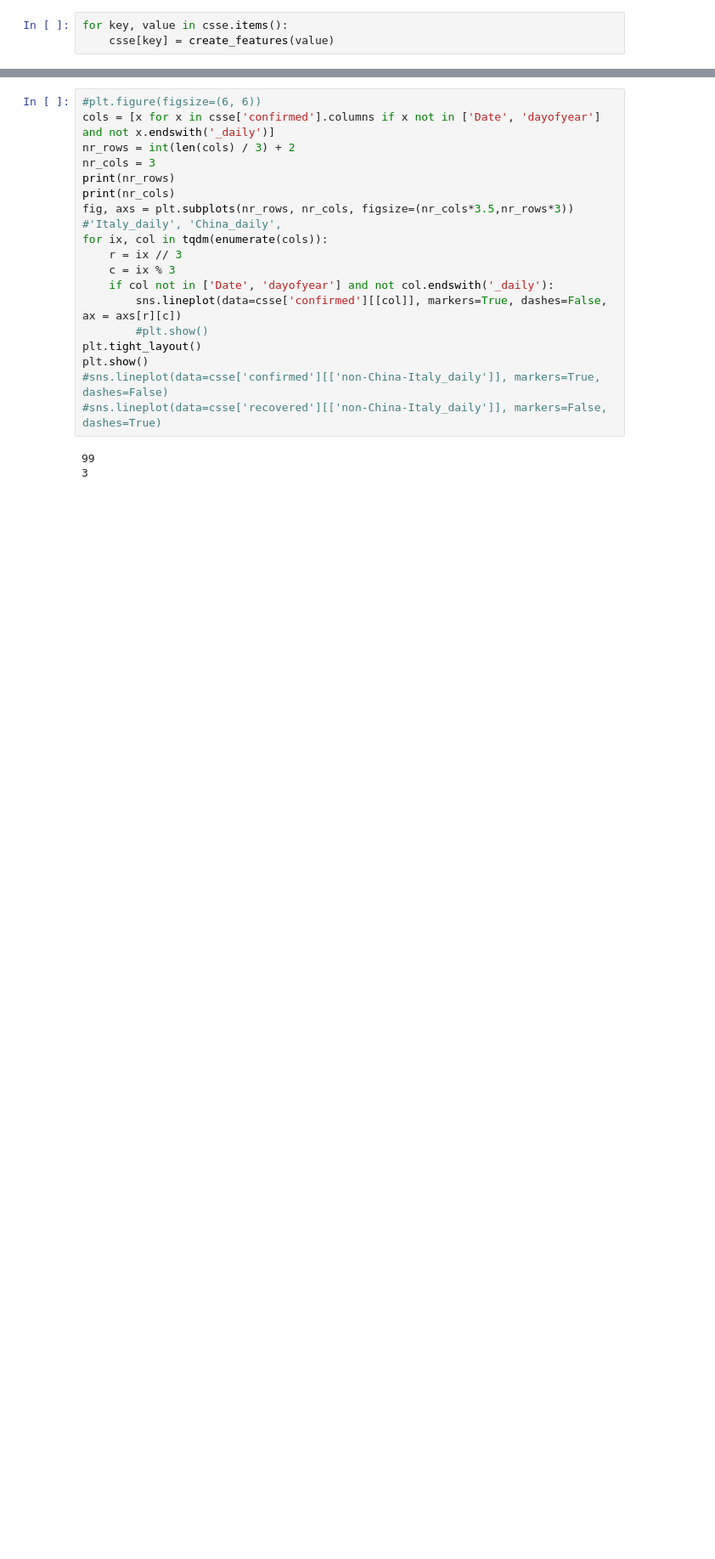
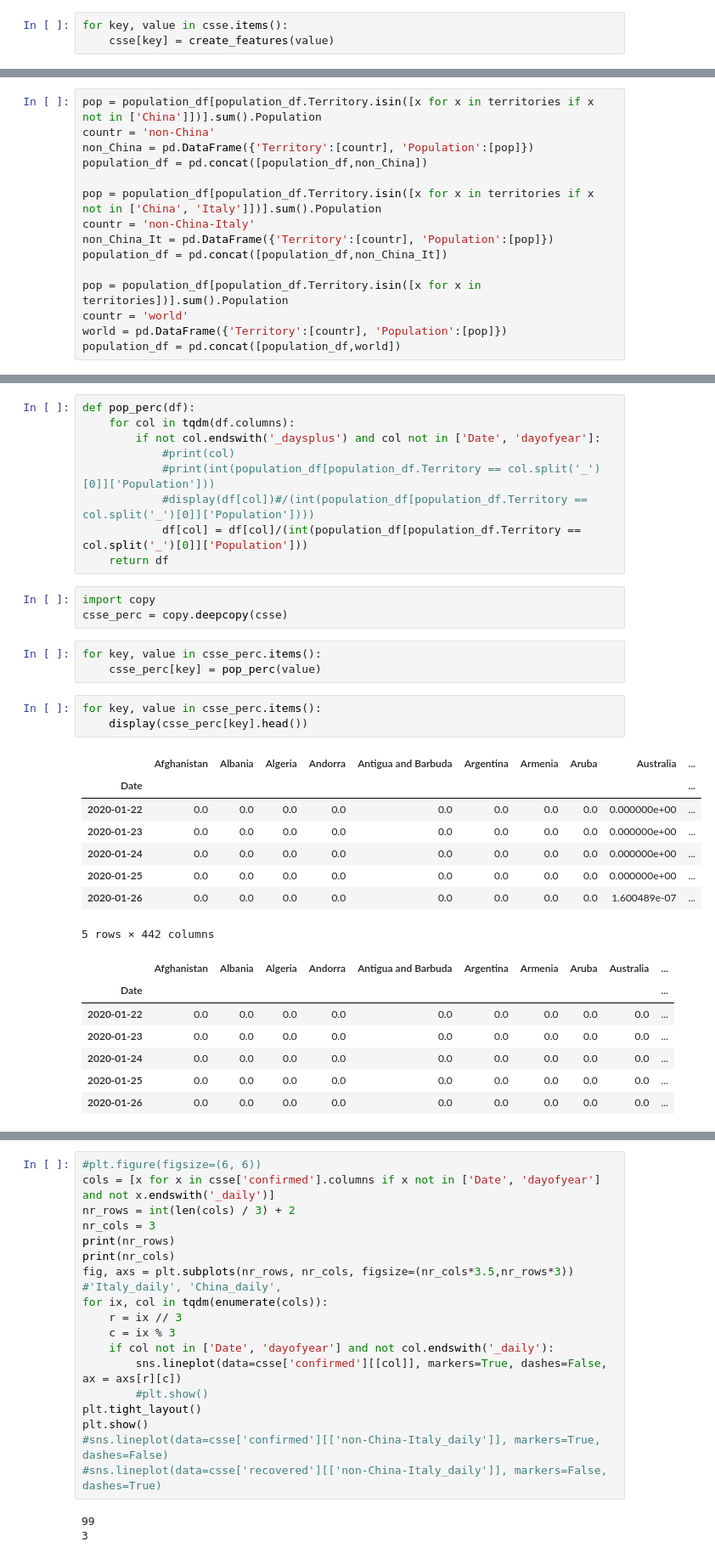
Before and after one commit to bleand/covid-19, a Jupyter notebook: Untitled.ipynb, the cells around one changed output, grey strips where cells are left out. Shown at 85% size. Cells and saved outputs as stored; diff of their text form; blank space fills up the shorter version.

Commit message:
perc of pop

```diff
--- a/Untitled.ipynb
+++ b/Untitled.ipynb
@@ -125,0 +162,15 @@ ax.set(xlabel='Days since 548th infected', ylabel='Change on the number of infec
+# %%
+pop = population_df[population_df.Territory.isin([x for x in territories if x not in ['China']])].sum().Population
+countr = 'non-China'
+non_China = pd.DataFrame({'Territory':[countr], 'Population':[pop]})
+population_df = pd.concat([population_df,non_China])
+
+pop = population_df[population_df.Territory.isin([x for x in territories if x not in ['China', 'Italy']])].sum().Population
+countr = 'non-China-Italy'
+non_China_It = pd.DataFrame({'Territory':[countr], 'Population':[pop]})
+population_df = pd.concat([population_df,non_China_It])
+
+pop = population_df[population_df.Territory.isin([x for x in territories])].sum().Population
+countr = 'world'
+world = pd.DataFrame({'Territory':[countr], 'Population':[pop]})
+population_df = pd.concat([population_df,world])
@@ -125,0 +193,34 @@ ax.set(xlabel='Days since 548th infected', ylabel='Change on the number of infec
+# %%
+def pop_perc(df):
+    for col in tqdm(df.columns):
+        if not col.endswith('_daysplus') and col not in ['Date', 'dayofyear']:
+            #print(col)
+            #print(int(population_df[population_df.Territory == col.split('_')[0]]['Population']))
+            #display(df[col])#/(int(population_df[population_df.Territory == col.split('_')[0]]['Population'])))
+            df[col] = df[col]/(int(population_df[population_df.Territory == col.split('_')[0]]['Population']))
+    return df
+# %%
+import copy
+csse_perc = copy.deepcopy(csse)
+# %%
+for key, value in csse_perc.items():
+    csse_perc[key] = pop_perc(value)
+# %%
+for key, value in csse_perc.items():
+    display(csse_perc[key].head())
+# %% [output]
+|  | Afghanistan | Albania | Algeria | Andorra | Antigua and Barbuda | Argentina | Armenia | Aruba | Australia | ... |
+| Date |  |  |  |  |  |  |  |  |  | ... |
+| 2020-01-22 | 0.0 | 0.0 | 0.0 | 0.0 | 0.0 | 0.0 | 0.0 | 0.0 | 0.000000e+00 | ... |
+| 2020-01-23 | 0.0 | 0.0 | 0.0 | 0.0 | 0.0 | 0.0 | 0.0 | 0.0 | 0.000000e+00 | ... |
+| 2020-01-24 | 0.0 | 0.0 | 0.0 | 0.0 | 0.0 | 0.0 | 0.0 | 0.0 | 0.000000e+00 | ... |
+| 2020-01-25 | 0.0 | 0.0 | 0.0 | 0.0 | 0.0 | 0.0 | 0.0 | 0.0 | 0.000000e+00 | ... |
+| 2020-01-26 | 0.0 | 0.0 | 0.0 | 0.0 | 0.0 | 0.0 | 0.0 | 0.0 | 1.600489e-07 | ... |
+5 rows × 442 columns
+|  | Afghanistan | Albania | Algeria | Andorra | Antigua and Barbuda | Argentina | Armenia | Aruba | Australia | ... |
+| Date |  |  |  |  |  |  |  |  |  | ... |
+| 2020-01-22 | 0.0 | 0.0 | 0.0 | 0.0 | 0.0 | 0.0 | 0.0 | 0.0 | 0.0 | ... |
+| 2020-01-23 | 0.0 | 0.0 | 0.0 | 0.0 | 0.0 | 0.0 | 0.0 | 0.0 | 0.0 | ... |
+| 2020-01-24 | 0.0 | 0.0 | 0.0 | 0.0 | 0.0 | 0.0 | 0.0 | 0.0 | 0.0 | ... |
+| 2020-01-25 | 0.0 | 0.0 | 0.0 | 0.0 | 0.0 | 0.0 | 0.0 | 0.0 | 0.0 | ... |
+| 2020-01-26 | 0.0 | 0.0 | 0.0 | 0.0 | 0.0 | 0.0 | 0.0 | 0.0 | 0.0 | ... |
```
Also changed, not shown: parts of 11 cells of this notebook, 1 other file.
